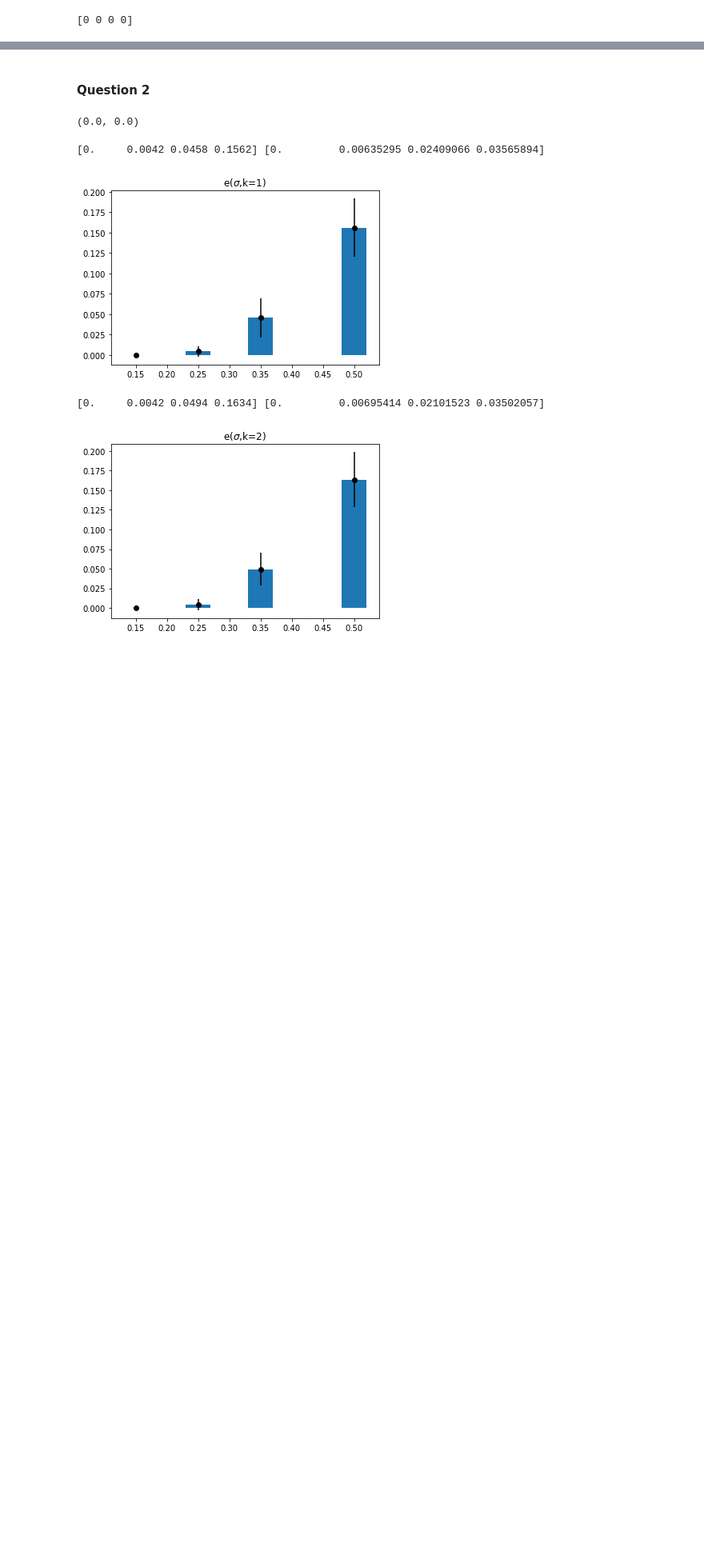
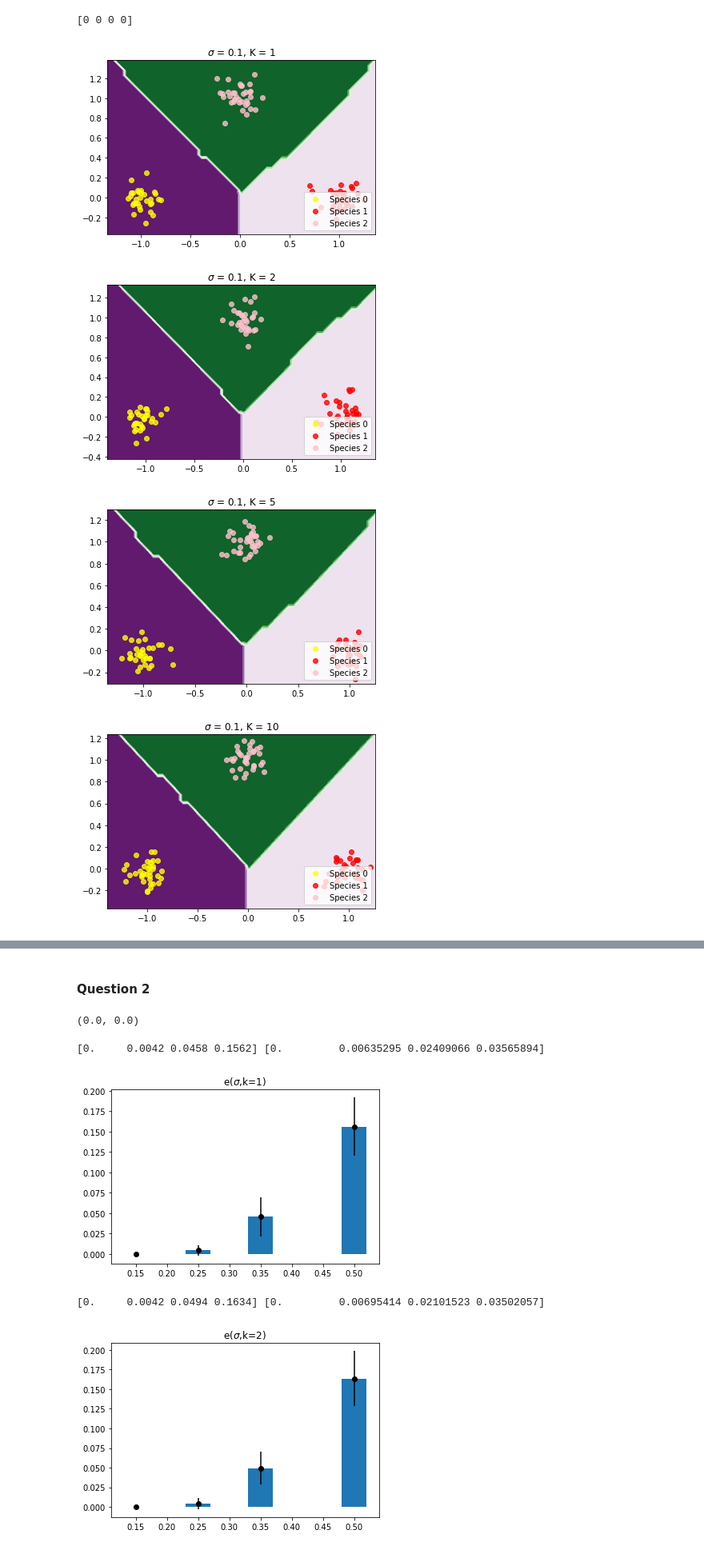
Before and after one commit to Maxtov/SI221, a Jupyter notebook: TP2/TP_kNN_Thauvin_Vranckx.ipynb, the cells around one changed output, grey strips where cells are left out. Shown: that part at 80% size. Cells and saved outputs as stored; diff of their text form; code cells hidden in the pictures; blank space fills up the shorter version.

Commit message:
contourf ok

```diff
--- a/TP2/TP_kNN_Thauvin_Vranckx.ipynb
+++ b/TP2/TP_kNN_Thauvin_Vranckx.ipynb
@@ -95,3 +95,46 @@ K = [1,2,5,10]
 print(predict_some_K(X_train, X_test, y_train, y_test, K))
 # %% [output]
 [0 0 0 0]
+# %%
+def plot_decision_boundary_k(k):
+    colors = {0: 'yellow', 1: 'red', 2: 'pink'}
+    x_min, x_max = X_train[:, 0].min()-0.1, X_train[:, 0].max()+0.1
+    y_min, y_max = X_train[:, 1].min()-0.1, X_train[:, 1].max()+0.1
+
+    # Get decision boundaries from model
+    xx, yy = np.meshgrid(np.arange(x_min, x_max, 0.05),
+                         np.arange(y_min, y_max, 0.05))
+
+    inp = np.c_[xx.ravel(), yy.ravel()]
+
+    Z = []
+    for i in range(len(inp)):
+        Z.append(kNN(X_train, y_train, inp[i], k))
+
+    Z = np.array(Z).reshape(xx.shape)
+
+    # Plot the contour map
+    plt.contourf(xx, yy, Z, cmap=plt.cm.PRGn)
+    plt.axis('tight')
+
+    # Plot your testing points as wel
+    for label in np.unique(y_test):
+        indices = np.where(y_test == label)
+        plt.scatter(X_test[indices, 0], X_test[indices, 1], c=colors[label], alpha=0.8,
+                    label='Species {}'.format(label))
+
+    plt.legend(loc='lower right')
+    plt.title('$\sigma$ = {}, K = {}'.format(sigma,k))
+    plt.show(block=False)
+
+sigmas = [0.1,0.25,0.5]
+K = [1,2,5,10]
+for sigma in sigmas:
+    for k in K:
+        X_train,y_train,X_test,y_test = generate_dataset(sigma)
+        plot_decision_boundary_k(k)
+# %% [output]
+[figure, added]
+[figure, added]
+[figure, added]
+[figure, added]
```
Also changed, not shown: parts of 3 cells of this notebook.
